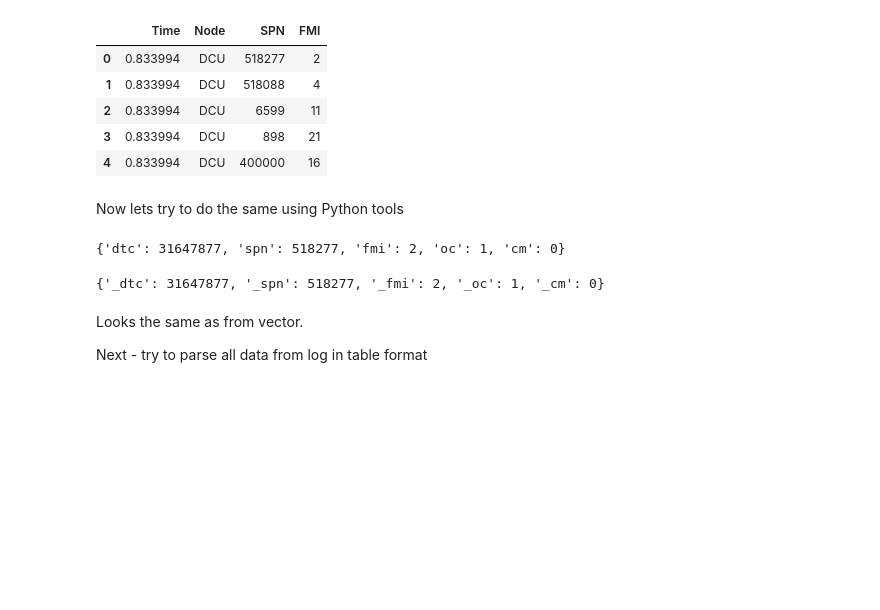
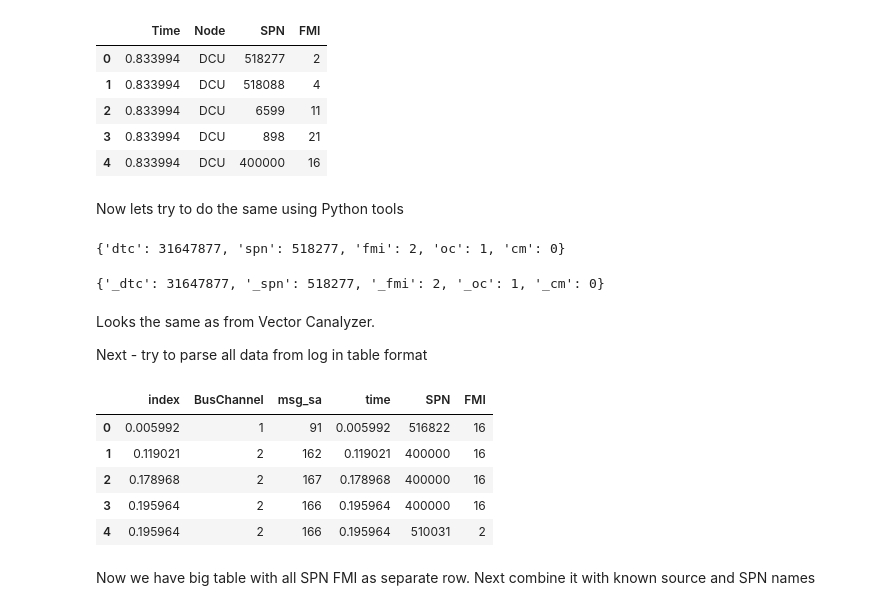
Before and after one commit to huanmel/can_log_utils, a Jupyter notebook: ex_MDF_parse_J1939_DM01_DTC_FMI.ipynb, the cells around one changed output. Saved outputs shown, nothing was run; the diff lists cells and outputs as text; code cells hidden in the pictures; blank space fills up the shorter version.

```diff
--- a/ex_MDF_parse_J1939_DM01_DTC_FMI.ipynb
+++ b/ex_MDF_parse_J1939_DM01_DTC_FMI.ipynb
@@ -203,6 +201,39 @@ DTC1.__dict__;
 {'dtc': 31647877, 'spn': 518277, 'fmi': 2, 'oc': 1, 'cm': 0}
 {'_dtc': 31647877, '_spn': 518277, '_fmi': 2, '_oc': 1, '_cm': 0}
 # %% [markdown]
-Looks the same as from vector.
+Looks the same as from Vector Canalyzer.
 
 Next - try to parse all data from log in table format
+# %%
+#  now process all dtc
+DTCs=['DTC1','DTC2','DTC3','DTC4','DTC5']
+dm01_df1=mdf1_tr_cb[(mdf1_tr_cb.msg_pgn==target_msg_pgn['DM01'])]
+cols2add=['BusChannel','msg_sa']
+L=[]
+for idx, row in dm01_df1.iterrows():
+    info=row['DataBytes']
+    info=bytes(info)
+    DM01_decoded_signals = DM01_CAN_message.decode(info,allow_truncated=True)
+    for DTC_name in DTCs:
+        if DTC_name not in DM01_decoded_signals:
+            continue
+        DTC=utls.decode_dtc(DM01_decoded_signals[DTC_name])
+        DTC_row=row[cols2add]
+        DTC_row['time']=idx
+        DTC_row['SPN']=DTC['spn']
+        DTC_row['FMI']=DTC['fmi']
+        L.append(DTC_row)
+
+DTC_df=pd.DataFrame(L)
+DTC_df.reset_index(inplace=True)
+DTC_df.head();
+# %% [output]
+|  | index | BusChannel | msg_sa | time | SPN | FMI |
+| 0 | 0.005992 | 1 | 91 | 0.005992 | 516822 | 16 |
+| 1 | 0.119021 | 2 | 162 | 0.119021 | 400000 | 16 |
+| 2 | 0.178968 | 2 | 167 | 0.178968 | 400000 | 16 |
+| 3 | 0.195964 | 2 | 166 | 0.195964 | 400000 | 16 |
+| 4 | 0.195964 | 2 | 166 | 0.195964 | 510031 | 2 |
+# %% [markdown]
+Now we have big table with all SPN FMI as separate row.
+Next combine it with known source and SPN names
```
Also changed, not shown: parts of 9 cells of this notebook, 4 other files.
